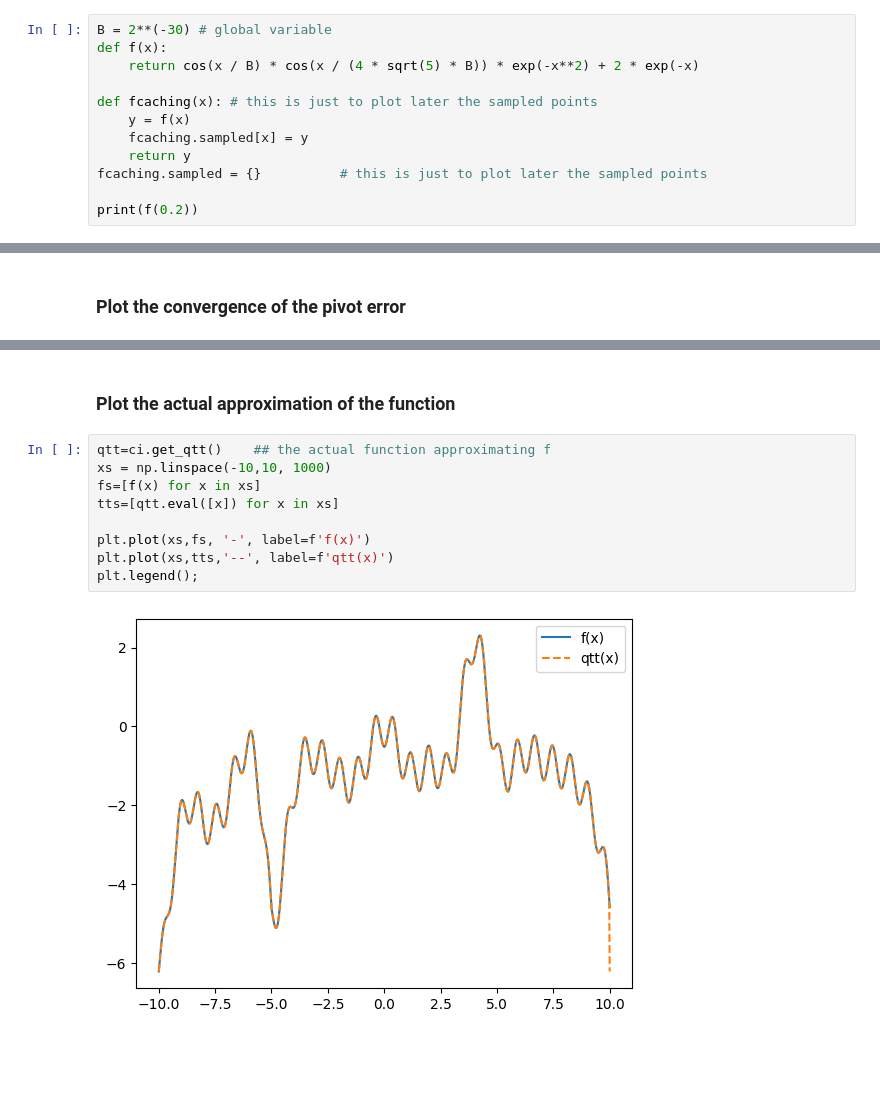
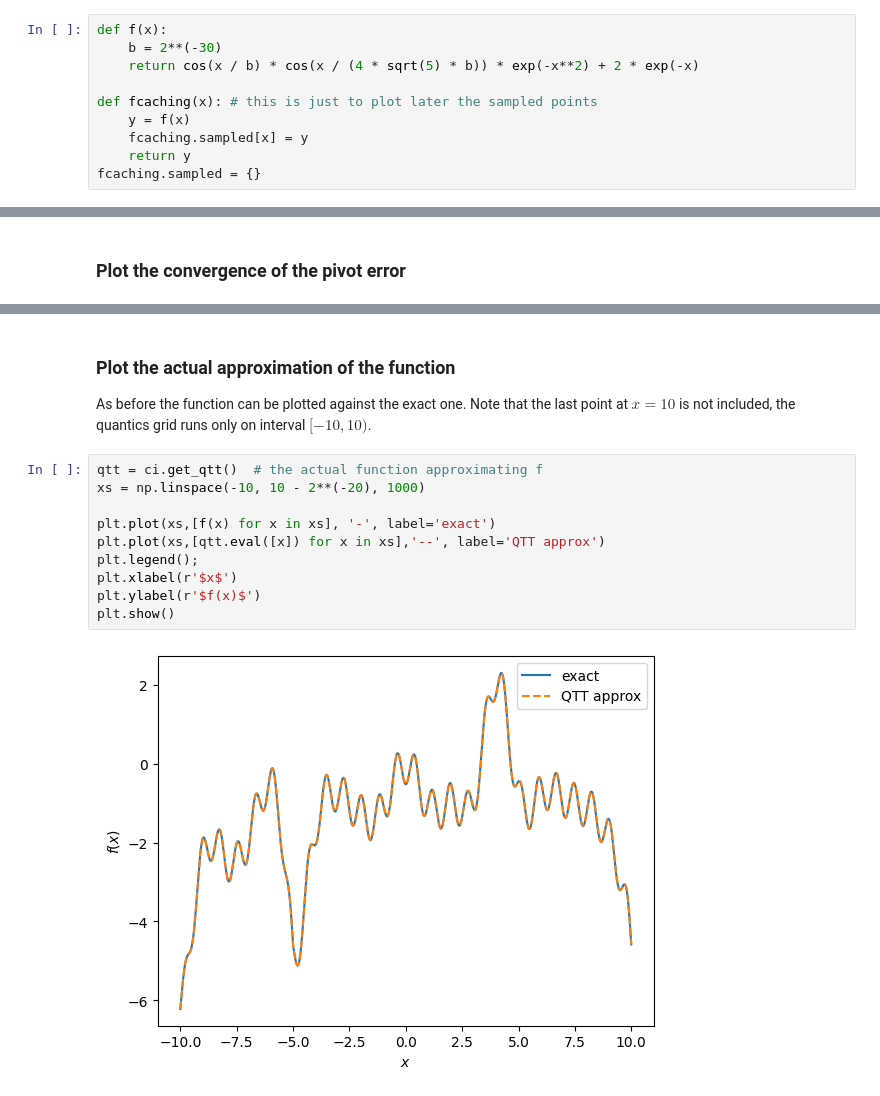
Before and after one commit to tensor4all/xfac, a Jupyter notebook: docs/tutorial-python/quantics1d.ipynb, the cells around one changed output, grey strips where cells are left out. Saved outputs shown, nothing was run; the diff lists cells and outputs as text; blank space fills up the shorter version.

```diff
--- a/docs/tutorial-python/quantics1d.ipynb
+++ b/docs/tutorial-python/quantics1d.ipynb
@@ -20,12 +23,10 @@ where $B = 2^{-30}$. In python, this can be written as below:
 # %%
-B = 2**(-30) # global variable
 def f(x):
-    return cos(x / B) * cos(x / (4 * sqrt(5) * B)) * exp(-x**2) + 2 * exp(-x)
+    b = 2**(-30)
+    return cos(x / b) * cos(x / (4 * sqrt(5) * b)) * exp(-x**2) + 2 * exp(-x)
 
 def fcaching(x): # this is just to plot later the sampled points
     y = f(x)
     fcaching.sampled[x] = y
     return y
-fcaching.sampled = {}          # this is just to plot later the sampled points
-
-print(f(0.2))
+fcaching.sampled = {}
@@ -166,13 +168,16 @@ plt.plot(ci.pivotError);
 # %% [markdown]
 ### Plot the actual approximation of the function
+As before the function can be plotted against the exact one. Note that the last point at $x = 10$ is not included, the quantics grid
+runs only on interval $[-10, 10)$.
 # %%
-qtt=ci.get_qtt()    ## the actual function approximating f
-xs = np.linspace(-10,10, 1000)
-fs=[f(x) for x in xs]
-tts=[qtt.eval([x]) for x in xs]
+qtt = ci.get_qtt()  # the actual function approximating f
+xs = np.linspace(-10, 10 - 2**(-20), 1000)
 
-plt.plot(xs,fs, '-', label=f'f(x)')
-plt.plot(xs,tts,'--', label=f'qtt(x)')
+plt.plot(xs,[f(x) for x in xs], '-', label='exact')
+plt.plot(xs,[qtt.eval([x]) for x in xs],'--', label='QTT approx')
 plt.legend();
+plt.xlabel(r'$x$')
+plt.ylabel(r'$f(x)$')
+plt.show()
 # %% [output]
-[figure, old version]
+[figure, new version]
```
Also changed, not shown: parts of 14 cells of this notebook.
